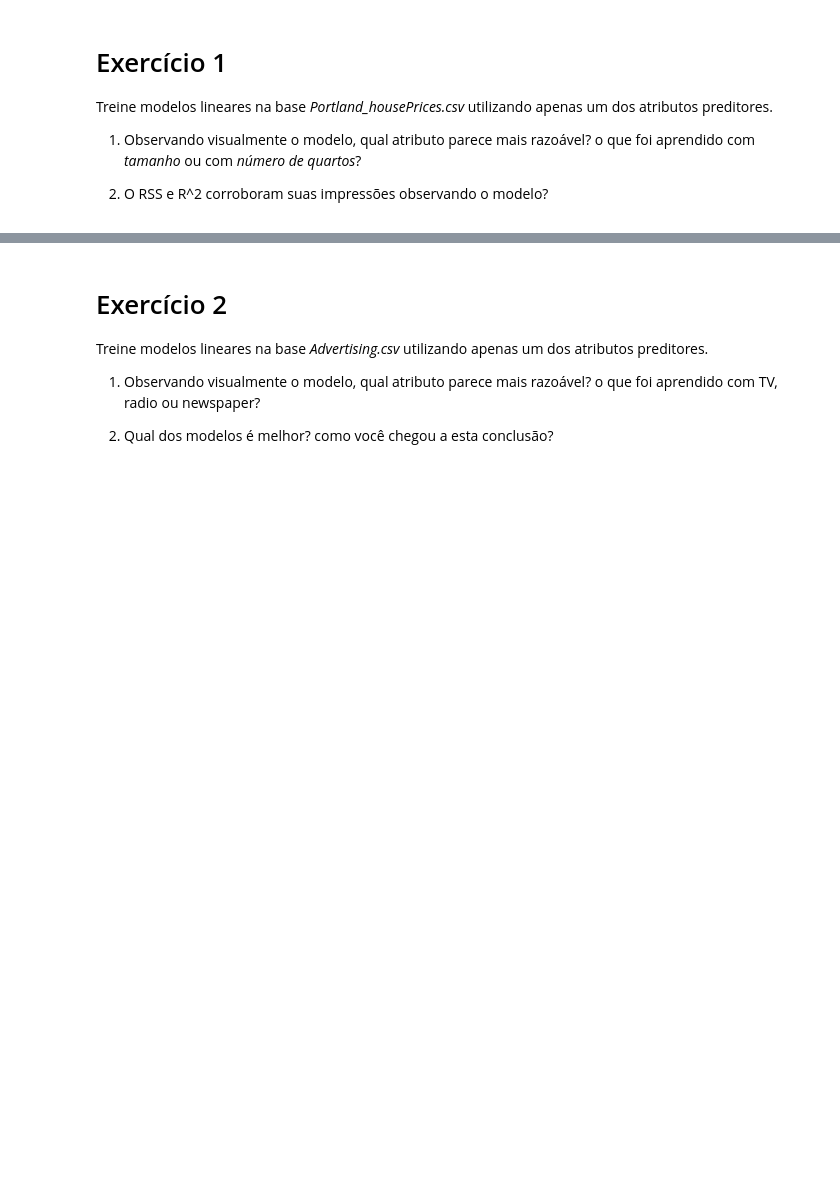
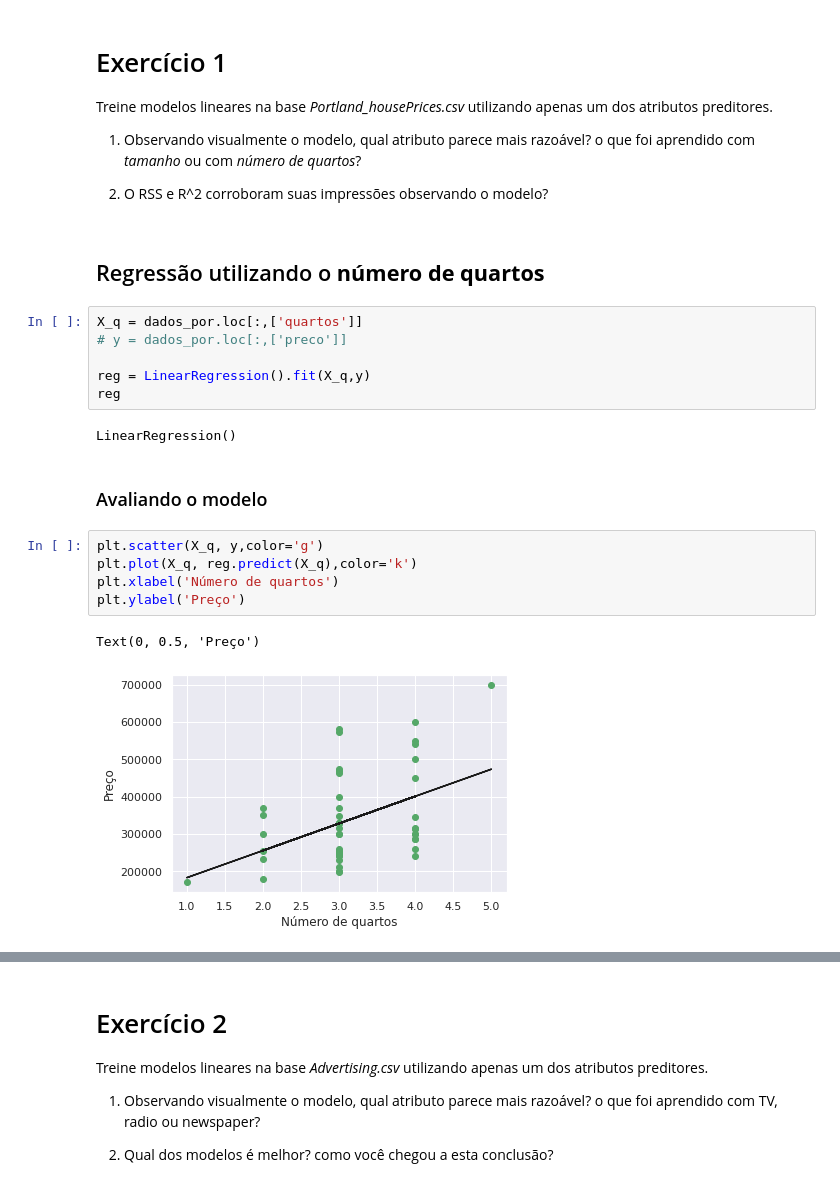
Before and after one commit to gus-phys/AI2-resources, a Jupyter notebook: 07-ml-regressao/aula2/regression/Exercicios-Regressao_Linear.ipynb, the cells around one changed output, grey strips where cells are left out. Drawn from its saved outputs; the diff is of its cells as text; blank space fills up the shorter version.

Commit message:
Add linear regression

```diff
--- a/07-ml-regressao/aula2/regression/Exercicios-Regressao_Linear.ipynb
+++ b/07-ml-regressao/aula2/regression/Exercicios-Regressao_Linear.ipynb
@@ -107,3 +113,23 @@ Treine modelos lineares na base <i>Portland_housePrices.csv</i> utilizando apena
 1) Observando visualmente o modelo, qual atributo parece mais razoável? o que foi aprendido com <i>tamanho</i> ou com <i>número de quartos</i>?
 
 2) O RSS e R^2 corroboram suas impressões observando o modelo?
+# %% [markdown]
+## Regressão utilizando o **número de quartos**
+# %%
+X_q = dados_por.loc[:,['quartos']]
+# y = dados_por.loc[:,['preco']]
+
+reg = LinearRegression().fit(X_q,y)
+reg
+# %% [output]
+LinearRegression()
+# %% [markdown]
+### Avaliando o modelo
+# %%
+plt.scatter(X_q, y,color='g')
+plt.plot(X_q, reg.predict(X_q),color='k')
+plt.xlabel('Número de quartos')
+plt.ylabel('Preço')
+# %% [output]
+Text(0, 0.5, 'Preço')
+[figure, added]
```
Also changed, not shown: parts of 45 cells of this notebook.
